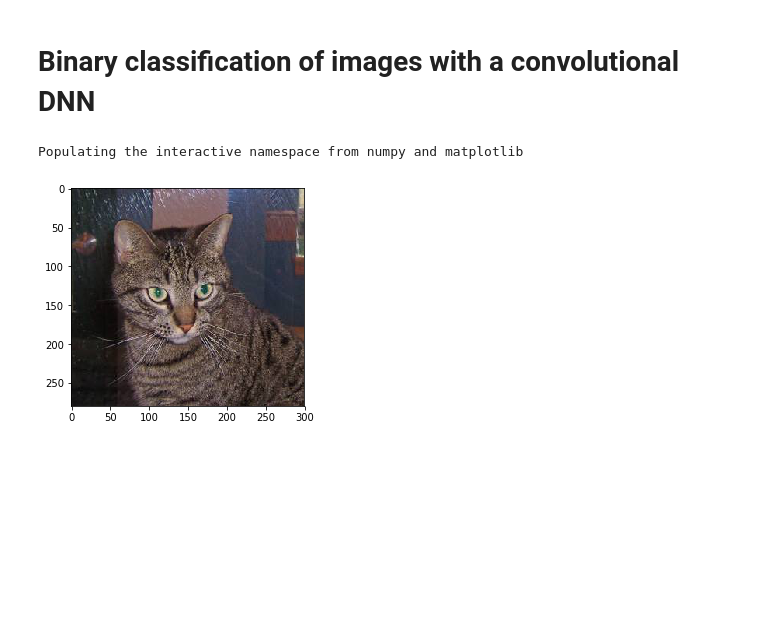
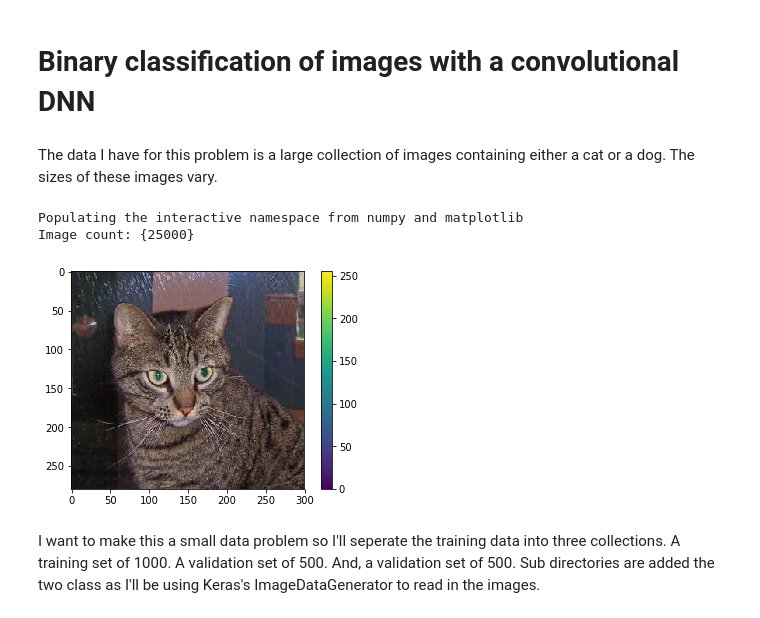
Before and after one commit to josh-taylr/TensorflowTinkering, a Jupyter notebook: Notebooks/Convolutional DNN experiments.ipynb, the cells around one changed output. Drawn from its saved outputs; the diff is of its cells as text; code cells hidden in the pictures; blank space fills up the shorter version.

Commit message:
Partition data in convolution experiment

```diff
--- a/Notebooks/Convolutional DNN experiments.ipynb
+++ b/Notebooks/Convolutional DNN experiments.ipynb
@@ -15,17 +18,26 @@
 
 !unzip -n -q /content/data/train.zip -d /content/data
 !unzip -n -q /content/data/test1.zip -d /content/data
+# %% [markdown]
+The data I have for this problem is a large collection of images containing either a cat or a dog. The sizes of these images vary.
 # %%
 %pylab inline
 import matplotlib.pyplot as plt
 import matplotlib.image as mpimg
 import os
 
 original_data_dir = '/content/data/train'
 
+original_data_count = len([name for name in os.listdir(original_data_dir)])
+print("Image count: %s" % {original_data_count})
+
 img = mpimg.imread(os.path.join(original_data_dir, 'cat.1.jpg'))
 imgplot = plt.imshow(img)
+plt.colorbar()
 plt.show()
 # %% [output]
 Populating the interactive namespace from numpy and matplotlib
+Image count: {25000}
-[figure, old version]
+[figure, new version]
+# %% [markdown]
+I want to make this a small data problem so I'll seperate the training data into three collections. A training set of 1000. A validation set of 500. And, a validation set of 500. Sub directories are added the two class as I'll be using Keras's ImageDataGenerator to read in the images.
```
Also changed, not shown: parts of 5 cells of this notebook.
